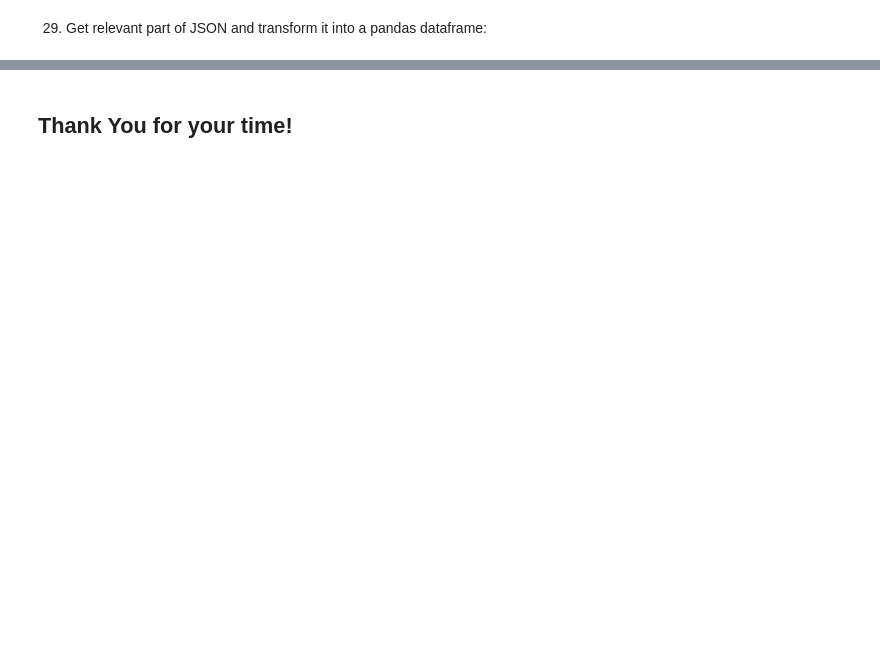
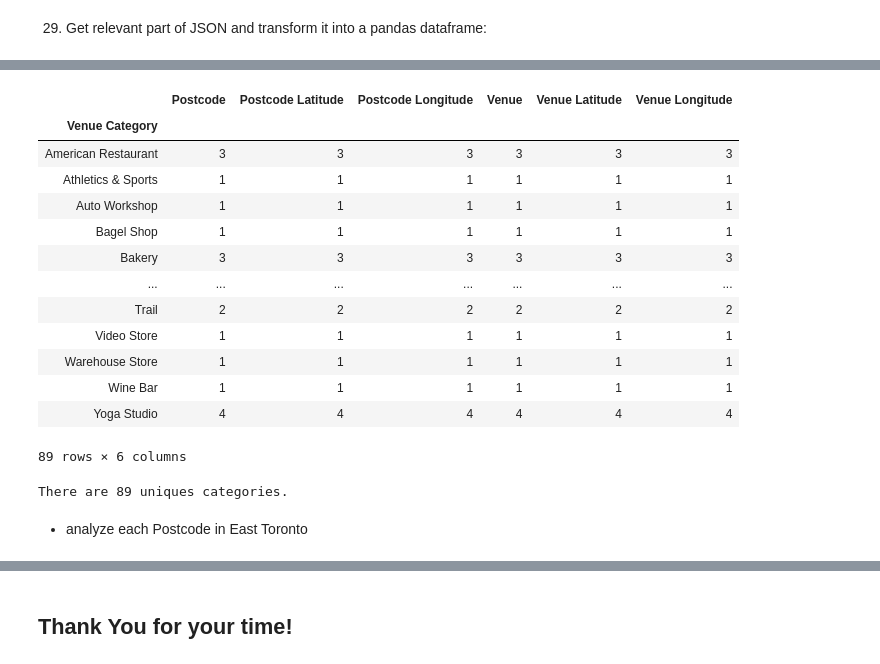
Before and after one commit to VMoshnikov-DigitalizeFinance/datascience-capstone, a Jupyter notebook: Wiki parsing with beautiful soup.ipynb, the cells around one changed output, grey strips where cells are left out. Cells and saved outputs as stored; diff of their text form; code cells hidden in the pictures; blank space fills up the shorter version.

```diff
--- a/Wiki parsing with beautiful soup.ipynb
+++ b/Wiki parsing with beautiful soup.ipynb
@@ -377,28 +333,0 @@ Name: name, dtype: object
-# %%
-venues_map = folium.Map(location=[latitude, longitude], zoom_start=15) # generate map centred around the Conrad Hotel
-
-# add a red circle marker to represent the The Danforth West, Riverdale
-folium.features.CircleMarker(
-    [latitude, longitude],
-    radius=10,
-    color='red',
-    popup='The Danforth West',
-    fill = True,
-    fill_color = 'red',
-    fill_opacity = 0.6
-).add_to(venues_map)
-
-# add the bakeries as blue circle markers
-for lat, lng, label in zip(dataframe_filtered.lat, dataframe_filtered.lng, dataframe_filtered.categories):
-    folium.features.CircleMarker(
-        [lat, lng],
-        radius=5,
-        color='blue',
-        popup=label,
-        fill = True,
-        fill_color='blue',
-        fill_opacity=0.6
-    ).add_to(venues_map)
-
-# display map
-venues_map
@@ -406,0 +435,25 @@ venues_map
+# %%
+all_venues.groupby('Venue Category').count()
+# %% [output]
+|  | Postcode | Postcode Latitude | Postcode Longitude | Venue | Venue Latitude | Venue Longitude |
+| Venue Category |  |  |  |  |  |  |
+| American Restaurant | 3 | 3 | 3 | 3 | 3 | 3 |
+| Athletics & Sports | 1 | 1 | 1 | 1 | 1 | 1 |
+| Auto Workshop | 1 | 1 | 1 | 1 | 1 | 1 |
+| Bagel Shop | 1 | 1 | 1 | 1 | 1 | 1 |
+| Bakery | 3 | 3 | 3 | 3 | 3 | 3 |
+| ... | ... | ... | ... | ... | ... | ... |
+| Trail | 2 | 2 | 2 | 2 | 2 | 2 |
+| Video Store | 1 | 1 | 1 | 1 | 1 | 1 |
+| Warehouse Store | 1 | 1 | 1 | 1 | 1 | 1 |
+| Wine Bar | 1 | 1 | 1 | 1 | 1 | 1 |
+| Yoga Studio | 4 | 4 | 4 | 4 | 4 | 4 |
+89 rows × 6 columns
+# %%
+# Unique categories from all the returned venues
+
+print('There are {} uniques categories.'.format(len(all_venues['Venue Category'].unique())))
+# %% [output]
+There are 89 uniques categories.
+# %% [markdown]
+* analyze each Postcode in East Toronto
```
Also changed, not shown: parts of 51 cells of this notebook.
